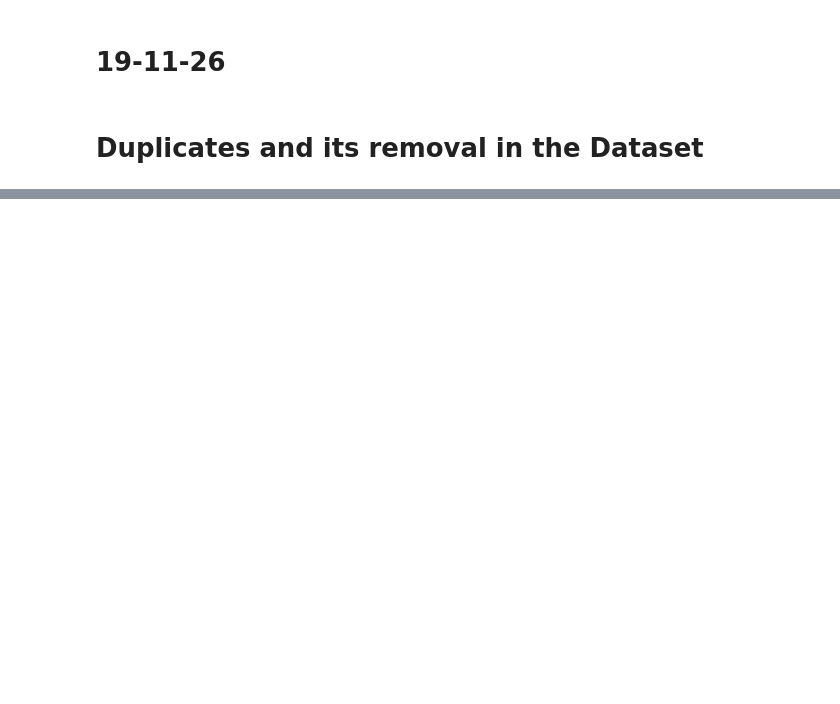
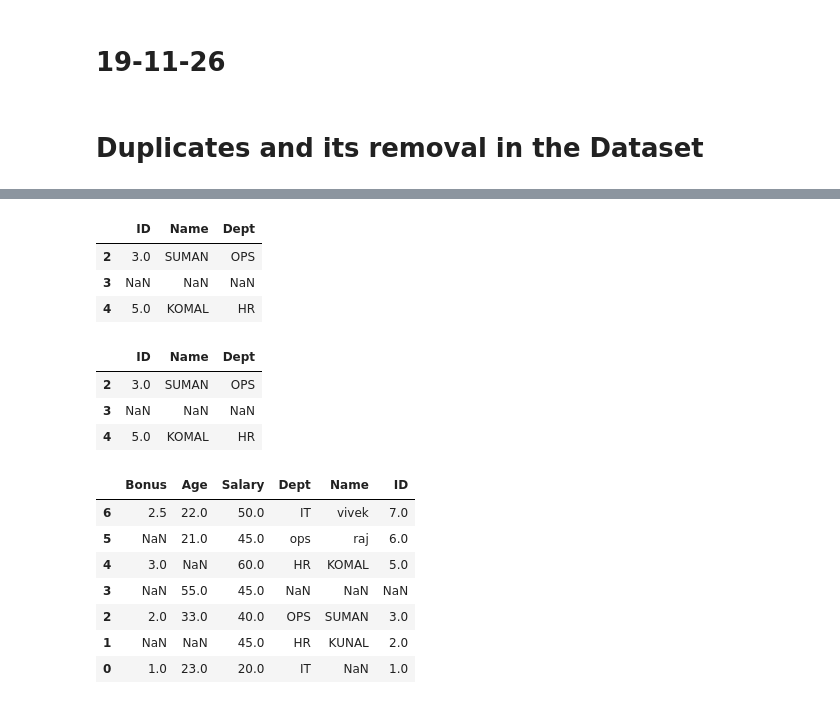
Before and after one commit to kadamshruti1809-droid/python, a Jupyter notebook: Practice.ipynb, the cells around one changed output, grey strips where cells are left out. Drawn from its saved outputs; the diff is of its cells as text; code cells hidden in the pictures; blank space fills up the shorter version.

```diff
--- a/Practice.ipynb
+++ b/Practice.ipynb
@@ -3786,0 +2302,25 @@ df4
+# %%
+df4.iloc[2:5,0:3] # [row ,column] In iloc is used for slicing dataframe iloc is we have to pass index for both column and rows
+# %% [output]
+|  | ID | Name | Dept |
+| 2 | 3.0 | SUMAN | OPS |
+| 3 | NaN | NaN | NaN |
+| 4 | 5.0 | KOMAL | HR |
+# %%
+df4.loc[2:4,"ID":"Dept"] # in loc its inclusive= --- we have to pass column names not index
+# %% [output]
+|  | ID | Name | Dept |
+| 2 | 3.0 | SUMAN | OPS |
+| 3 | NaN | NaN | NaN |
+| 4 | 5.0 | KOMAL | HR |
+# %%
+df4.iloc[::-1,::-1]
+# %% [output]
+|  | Bonus | Age | Salary | Dept | Name | ID |
+| 6 | 2.5 | 22.0 | 50.0 | IT | vivek | 7.0 |
+| 5 | NaN | 21.0 | 45.0 | ops | raj | 6.0 |
+| 4 | 3.0 | NaN | 60.0 | HR | KOMAL | 5.0 |
+| 3 | NaN | 55.0 | 45.0 | NaN | NaN | NaN |
+| 2 | 2.0 | 33.0 | 40.0 | OPS | SUMAN | 3.0 |
+| 1 | NaN | NaN | 45.0 | HR | KUNAL | 2.0 |
+| 0 | 1.0 | 23.0 | 20.0 | IT | NaN | 1.0 |
```
Also changed, not shown: parts of 351 cells of this notebook.
